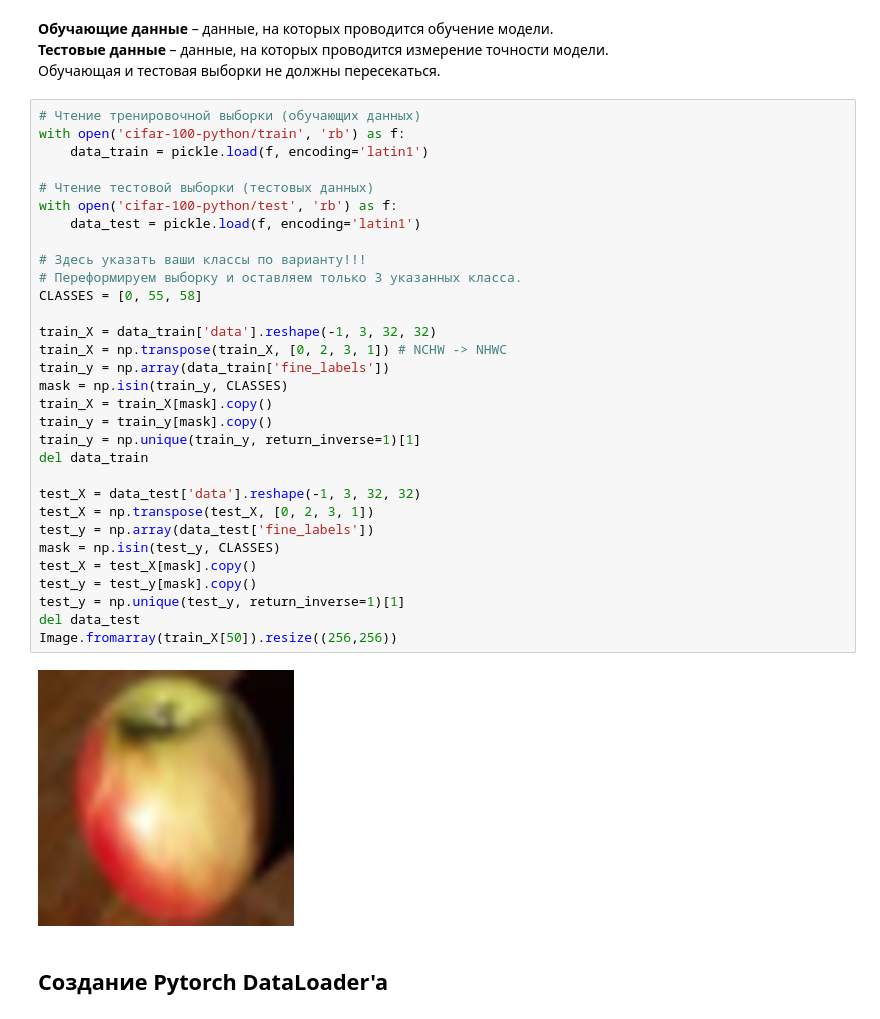
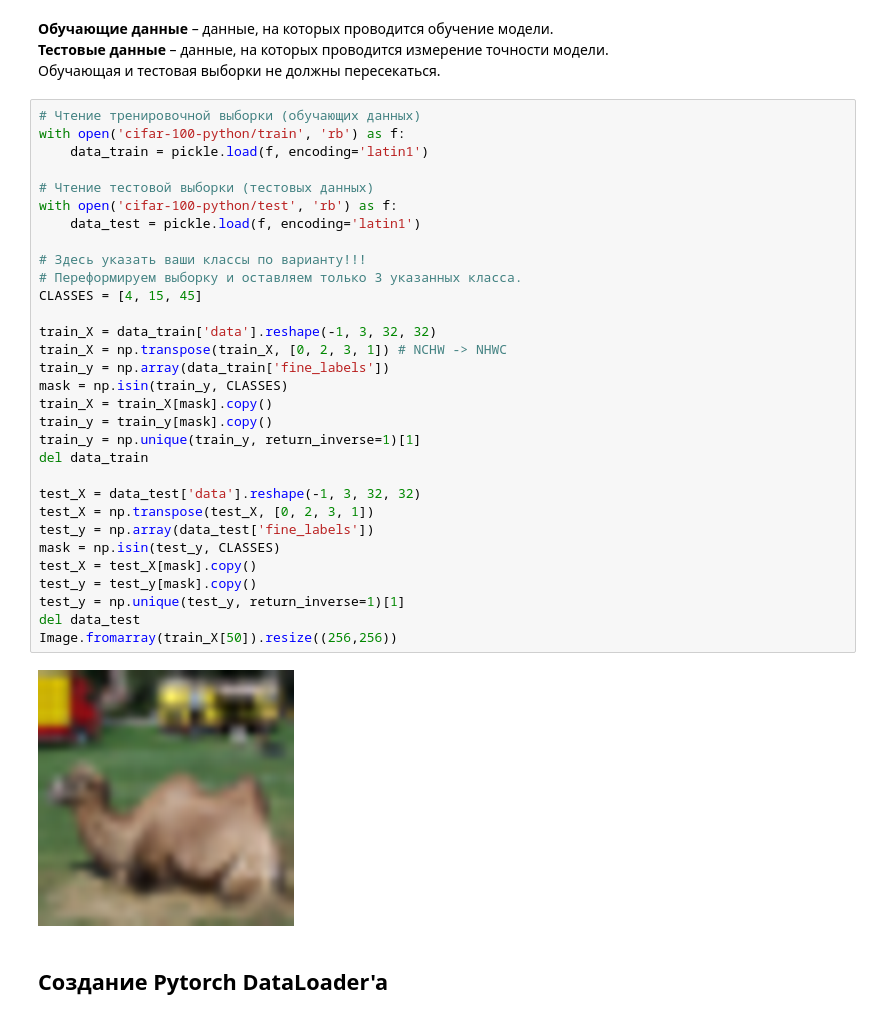
Before and after one commit to Bor7c/Homie, a Jupyter notebook: notebooks/Lab3.ipynb, the cells around one changed output. Cells and saved outputs as stored; diff of their text form.

```diff
--- a/notebooks/Lab3.ipynb
+++ b/notebooks/Lab3.ipynb
@@ -161,35 +161,35 @@ cifar-100-python/meta
 # Чтение тренировочной выборки (обучающих данных)
 with open('cifar-100-python/train', 'rb') as f:
     data_train = pickle.load(f, encoding='latin1')
 
 # Чтение тестовой выборки (тестовых данных)
 with open('cifar-100-python/test', 'rb') as f:
     data_test = pickle.load(f, encoding='latin1')
 
 # Здесь указать ваши классы по варианту!!!
 # Переформируем выборку и оставляем только 3 указанных класса.
-CLASSES = [0, 55, 58]
+CLASSES = [4, 15, 45]
 
 train_X = data_train['data'].reshape(-1, 3, 32, 32)
 train_X = np.transpose(train_X, [0, 2, 3, 1]) # NCHW -> NHWC
 train_y = np.array(data_train['fine_labels'])
 mask = np.isin(train_y, CLASSES)
 train_X = train_X[mask].copy()
 train_y = train_y[mask].copy()
 train_y = np.unique(train_y, return_inverse=1)[1]
 del data_train
 
 test_X = data_test['data'].reshape(-1, 3, 32, 32)
 test_X = np.transpose(test_X, [0, 2, 3, 1])
 test_y = np.array(data_test['fine_labels'])
 mask = np.isin(test_y, CLASSES)
 test_X = test_X[mask].copy()
 test_y = test_y[mask].copy()
 test_y = np.unique(test_y, return_inverse=1)[1]
 del data_test
 Image.fromarray(train_X[50]).resize((256,256))
 # %% [output]
-[figure, old version]
+[figure, new version]
 # %% [markdown]
 ## Создание Pytorch DataLoader'a
 # %% [markdown]
```
Also changed, not shown: parts of 5 cells of this notebook.
